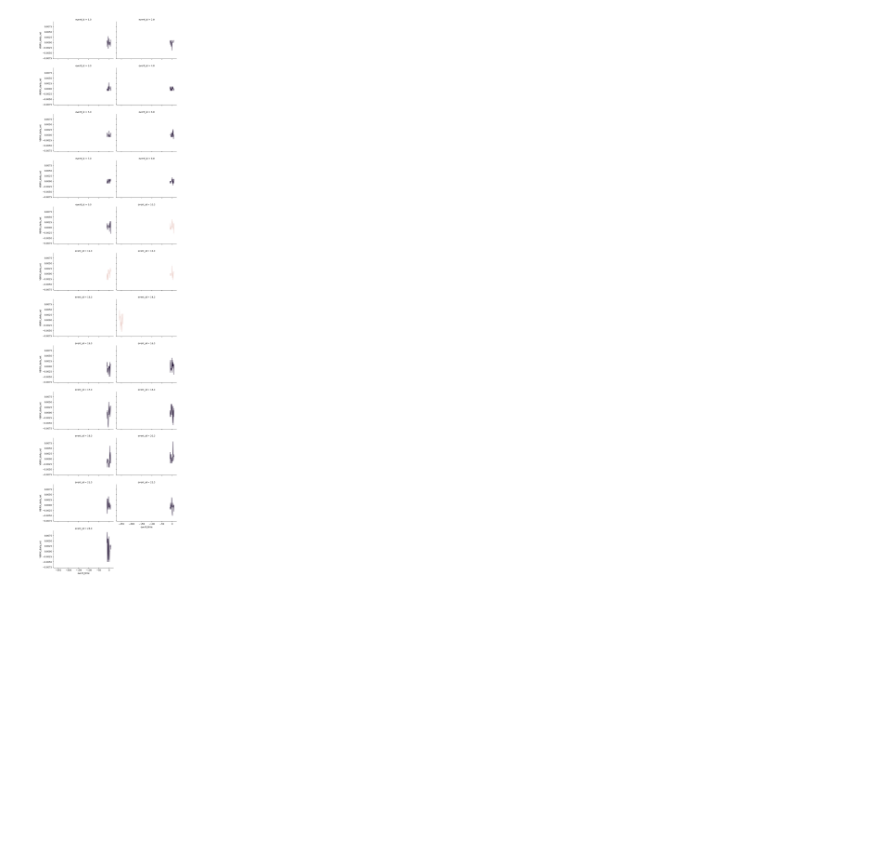
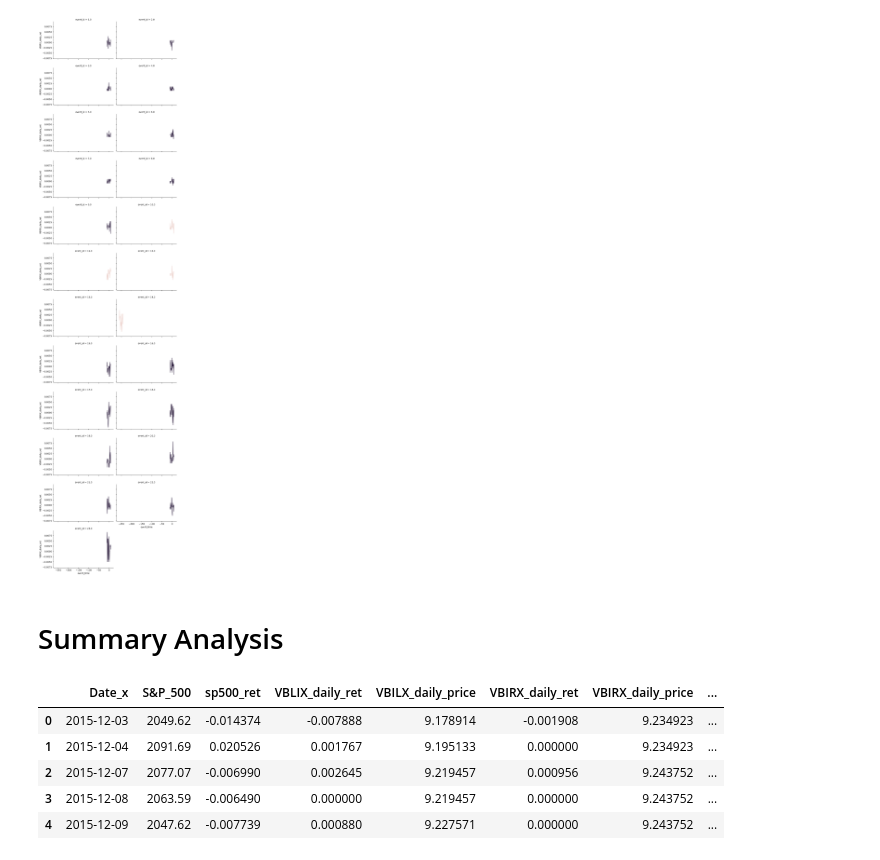
Before and after one commit to mab923/finalteamproject, a Jupyter notebook: Final_Project.ipynb, the cells around one changed output. Saved outputs shown, nothing was run; the diff lists cells and outputs as text; code cells hidden in the pictures; blank space fills up the shorter version.

```diff
--- a/Final_Project.ipynb
+++ b/Final_Project.ipynb
@@ -394,3 +394,14 @@ Sp500_graph = sns.relplot(data = event_time_rets,
                 legend=False)
 # %% [output]
 [figure]
+# %% [markdown]
+# Summary Analysis
+# %%
+event_time_rets.head(5)
+# %% [output]
+|  | Date_x | S&P_500 | sp500_ret | VBLIX_daily_ret | VBILX_daily_price | VBIRX_daily_ret | VBIRX_daily_price | ... |
+| 0 | 2015-12-03 | 2049.62 | -0.014374 | -0.007888 | 9.178914 | -0.001908 | 9.234923 | ... |
+| 1 | 2015-12-04 | 2091.69 | 0.020526 | 0.001767 | 9.195133 | 0.000000 | 9.234923 | ... |
+| 2 | 2015-12-07 | 2077.07 | -0.006990 | 0.002645 | 9.219457 | 0.000956 | 9.243752 | ... |
+| 3 | 2015-12-08 | 2063.59 | -0.006490 | 0.000000 | 9.219457 | 0.000000 | 9.243752 | ... |
+| 4 | 2015-12-09 | 2047.62 | -0.007739 | 0.000880 | 9.227571 | 0.000000 | 9.243752 | ... |
```
Also changed, not shown: parts of 8 cells of this notebook.
